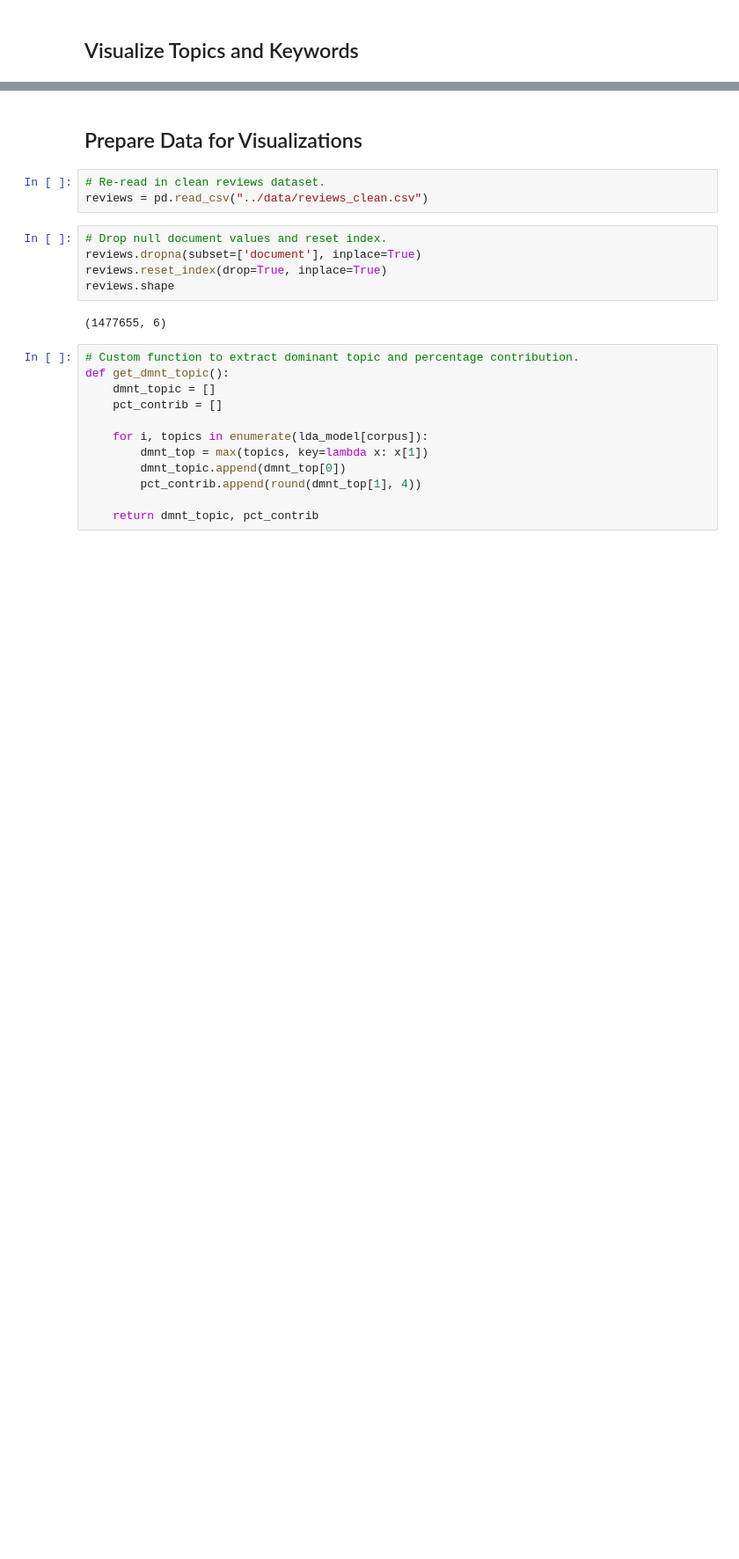
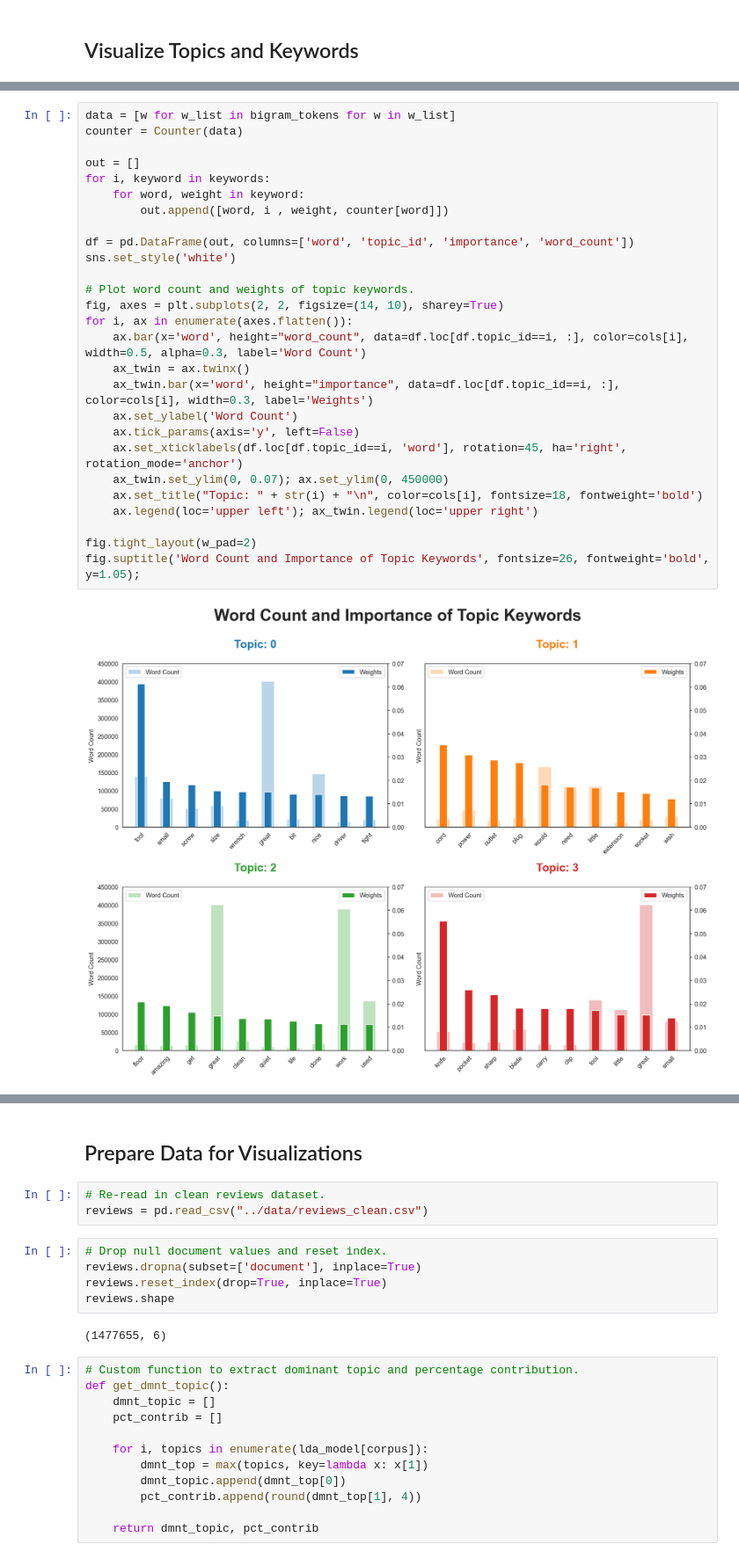
Before and after one commit to chleesteven/capstone, a Jupyter notebook: code/02-topic-modelling-lda.ipynb, the cells around one changed output, grey strips where cells are left out. Shown at 88% size. Cells and saved outputs as stored; diff of their text form; blank space fills up the shorter version.

```diff
--- a/code/02-topic-modelling-lda.ipynb
+++ b/code/02-topic-modelling-lda.ipynb
@@ -251,0 +325,29 @@ print('\nCoherence Score: ', coherence_ldamallet)
+# %%
+data = [w for w_list in bigram_tokens for w in w_list]
+counter = Counter(data)
+
+out = []
+for i, keyword in keywords:
+    for word, weight in keyword:
+        out.append([word, i , weight, counter[word]])
+
+df = pd.DataFrame(out, columns=['word', 'topic_id', 'importance', 'word_count'])
+sns.set_style('white')
+
+# Plot word count and weights of topic keywords.
+fig, axes = plt.subplots(2, 2, figsize=(14, 10), sharey=True)
+for i, ax in enumerate(axes.flatten()):
+    ax.bar(x='word', height="word_count", data=df.loc[df.topic_id==i, :], color=cols[i], width=0.5, alpha=0.3, label='Word Count')
+    ax_twin = ax.twinx()
+    ax_twin.bar(x='word', height="importance", data=df.loc[df.topic_id==i, :], color=cols[i], width=0.3, label='Weights')
+    ax.set_ylabel('Word Count')
+    ax.tick_params(axis='y', left=False)
+    ax.set_xticklabels(df.loc[df.topic_id==i, 'word'], rotation=45, ha='right', rotation_mode='anchor')
+    ax_twin.set_ylim(0, 0.07); ax.set_ylim(0, 450000)
+    ax.set_title("Topic: " + str(i) + "\n", color=cols[i], fontsize=18, fontweight='bold')
+    ax.legend(loc='upper left'); ax_twin.legend(loc='upper right')
+
+fig.tight_layout(w_pad=2)
+fig.suptitle('Word Count and Importance of Topic Keywords', fontsize=26, fontweight='bold', y=1.05);
+# %% [output]
+[figure, added]
```
Also changed, not shown: parts of 31 cells of this notebook, 2 other files.
